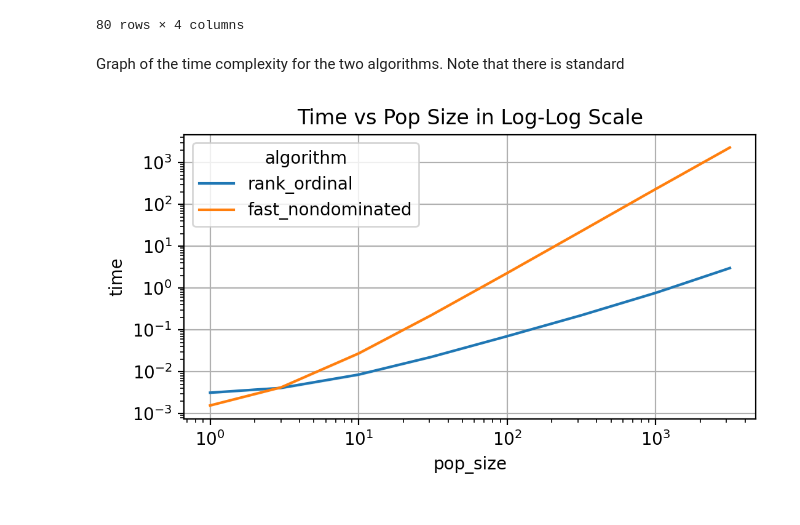
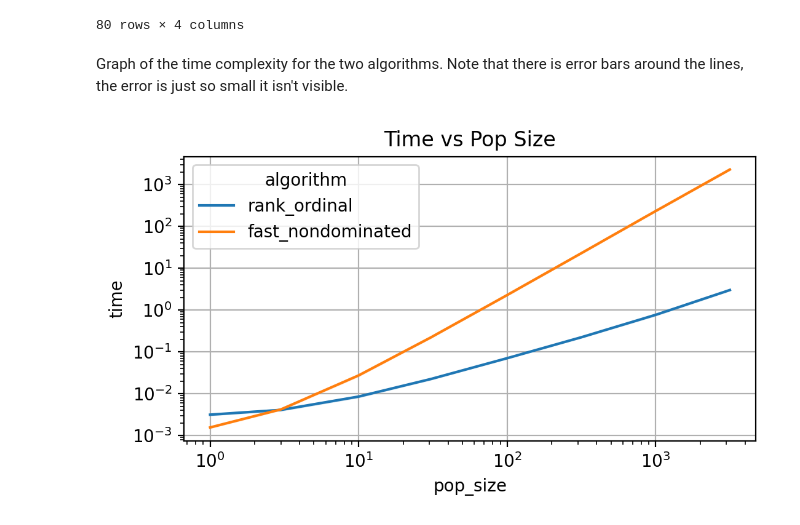
Before and after one commit to AureumChaos/LEAP, a Jupyter notebook: examples/advanced/multiobjective_comparison.ipynb, the cells around one changed output. Drawn from its saved outputs; the diff is of its cells as text; code cells hidden in the pictures.

```diff
--- a/examples/advanced/multiobjective_comparison.ipynb
+++ b/examples/advanced/multiobjective_comparison.ipynb
@@ -211,13 +211,13 @@ bench_df
 | 79 | 3162 | fast_nondominated | 4 | 2298.170353 |
 80 rows × 4 columns
 # %% [markdown]
-Graph of the time complexity for the two algorithms. Note that there is standard
+Graph of the time complexity for the two algorithms. Note that there is error bars around the lines, the error is just so small it isn't visible.
 # %%
 fig, ax = plt.subplots()
 sns.lineplot(bench_df, x="pop_size", y="time", hue="algorithm", ax=ax)
 ax.set_xscale("log")
 ax.set_yscale("log")
-ax.set_title("Time vs Pop Size in Log-Log Scale")
+ax.set_title("Time vs Pop Size")
 ax.grid()
 # %% [output]
-[figure, old version]
+[figure, new version]
```
